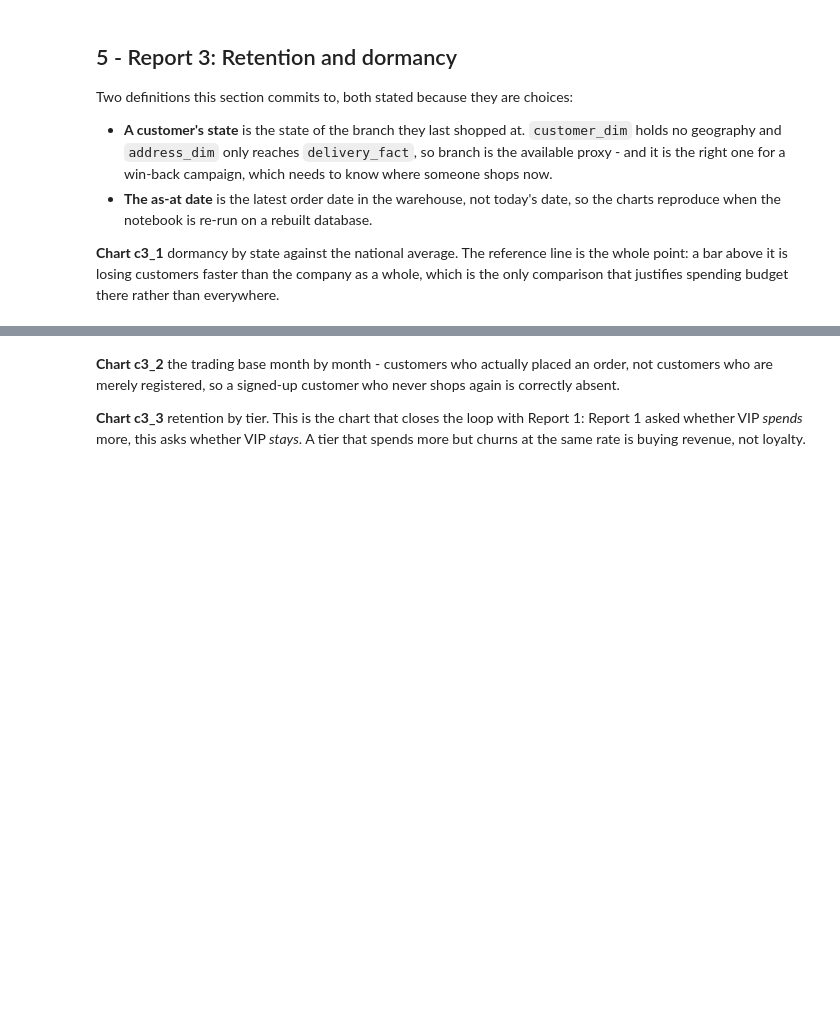
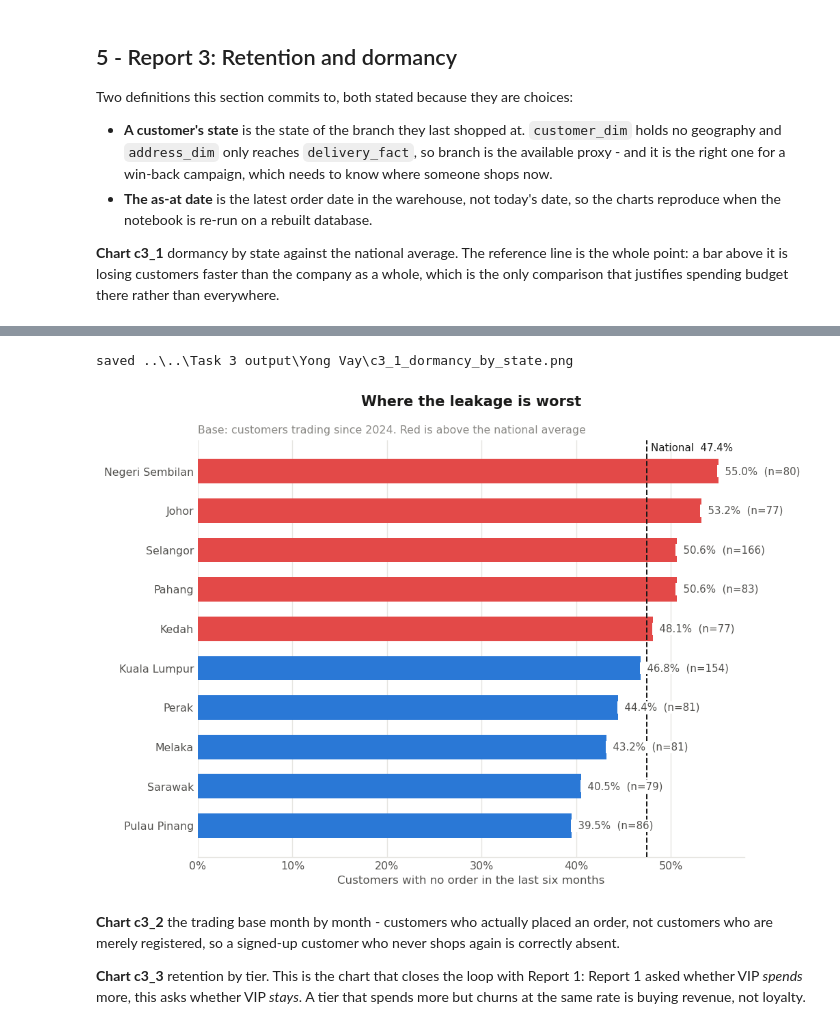
Before and after one commit to yongvay/data-warehouse-assignment, a Jupyter notebook: Task 3/Yong Vay/Task3_Analytics_Charts.ipynb, the cells around one changed output, grey strips where cells are left out. Cells and saved outputs as stored; diff of their text form; code cells hidden in the pictures; blank space fills up the shorter version.

```diff
--- a/Task 3/Yong Vay/Task3_Analytics_Charts.ipynb
+++ b/Task 3/Yong Vay/Task3_Analytics_Charts.ipynb
@@ -573,31 +666,35 @@ state
 # %%
 # %% =============  CELL 16 - CHART c3_1: DORMANCY BY STATE  ==================
 d = state.sort_values("DORMANCY_PCT", ascending=True)
 national = 100 * d["DORMANT"].sum() / d["BASE_CUSTOMERS"].sum()
 
 # Only states materially worse than the national line get the accent colour.
 colours = [RED if v > national else C1 for v in d["DORMANCY_PCT"]]
 
 fig, ax = plt.subplots(figsize=(8.6, 0.42 * len(d) + 2.4))
 bars = ax.barh(d["BRANCH_STATE"], d["DORMANCY_PCT"], 0.62,
                color=colours, zorder=3)
 
 ax.axvline(national, color=INK, linewidth=1.2, linestyle="--", zorder=4)
 ax.annotate(f"National  {national:.1f}%", xy=(national, len(d) - 0.4),
             xytext=(4, 0), textcoords="offset points",
             fontsize=9, color=INK, va="center")
 
 for b, v, n in zip(bars, d["DORMANCY_PCT"], d["BASE_CUSTOMERS"]):
     ax.text(v, b.get_y() + b.get_height()/2, f"  {v:.1f}%  (n={n:,})",
-            va="center", fontsize=9, color=INK_SOFT)
+            va="center", fontsize=9, color=INK_SOFT, zorder=5,
+            bbox=dict(facecolor=SURFACE, edgecolor="none", pad=0.8))
 
 ax.xaxis.set_major_formatter(pct)
 ax.set_xlabel("Customers with no order in the last six months")
 ax.set_title("Where the leakage is worst")
 subtitle(ax, f"Base: customers trading since {ERA_YEAR}. Red is above the national average")
 clean(ax, xgrid=True, ygrid=False)
 save(fig, "c3_1_dormancy_by_state")
 plt.show()
+# %% [output]
+saved ..\..\Task 3 output\Yong Vay\c3_1_dormancy_by_state.png
+[figure, added]
 # %% [markdown]
 **Chart c3_2** the trading base month by month - customers who actually placed an order,
 not customers who are merely registered, so a signed-up customer who never shops again is
```
Also changed, not shown: parts of 23 cells of this notebook, 19 other files.
